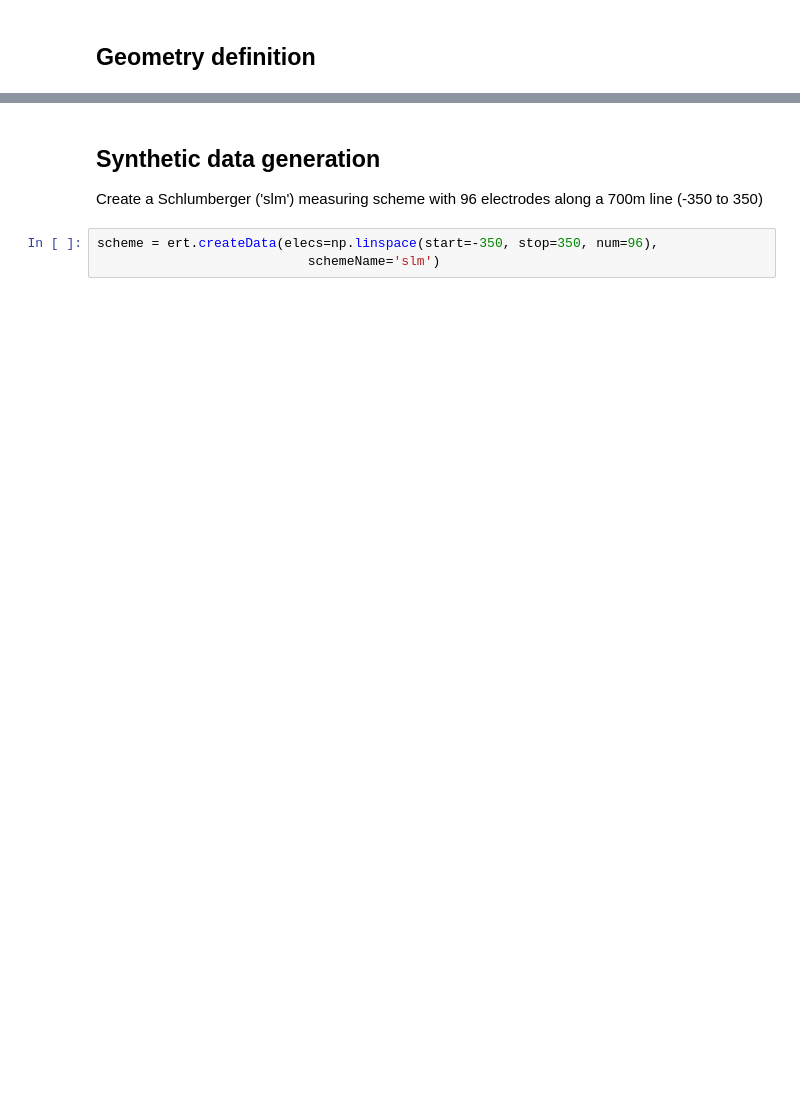
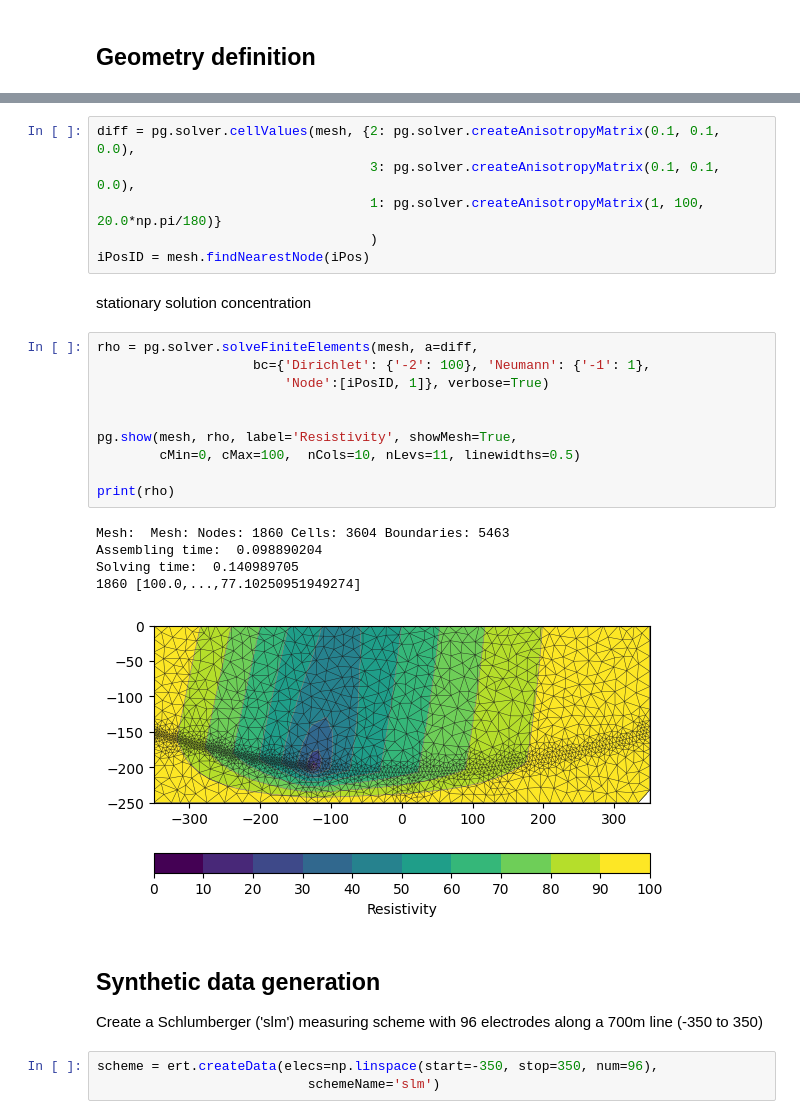
Before and after one commit to jcmefra/Aguas_Vichy, a Jupyter notebook: Modelling_complex.ipynb, the cells around one changed output, grey strips where cells are left out. Cells and saved outputs as stored; diff of their text form; blank space fills up the shorter version.

```diff
--- a/Modelling_complex.ipynb
+++ b/Modelling_complex.ipynb
@@ -105,3 +76,27 @@ pg.show(geom)
+# %%
+diff = pg.solver.cellValues(mesh, {2: pg.solver.createAnisotropyMatrix(0.1, 0.1, 0.0),
+                                   3: pg.solver.createAnisotropyMatrix(0.1, 0.1, 0.0),
+                                   1: pg.solver.createAnisotropyMatrix(1, 100, 20.0*np.pi/180)}
+                                   )
+iPosID = mesh.findNearestNode(iPos)
+# %% [markdown]
+stationary solution concentration
+# %%
+rho = pg.solver.solveFiniteElements(mesh, a=diff,
+                    bc={'Dirichlet': {'-2': 100}, 'Neumann': {'-1': 1},
+                        'Node':[iPosID, 1]}, verbose=True)
+
+
+pg.show(mesh, rho, label='Resistivity', showMesh=True,
+        cMin=0, cMax=100,  nCols=10, nLevs=11, linewidths=0.5)
+
+print(rho)
+# %% [output]
+Mesh:  Mesh: Nodes: 1860 Cells: 3604 Boundaries: 5463
+Assembling time:  0.098890204
+Solving time:  0.140989705
+1860 [100.0,...,77.10250951949274]
+[figure, added]
 # %% [markdown]
 ## Synthetic data generation
 Create a Schlumberger ('slm') measuring scheme with 96 electrodes along a 700m line (-350 to 350)
```
Also changed, not shown: parts of 32 cells of this notebook, 1 other file.
